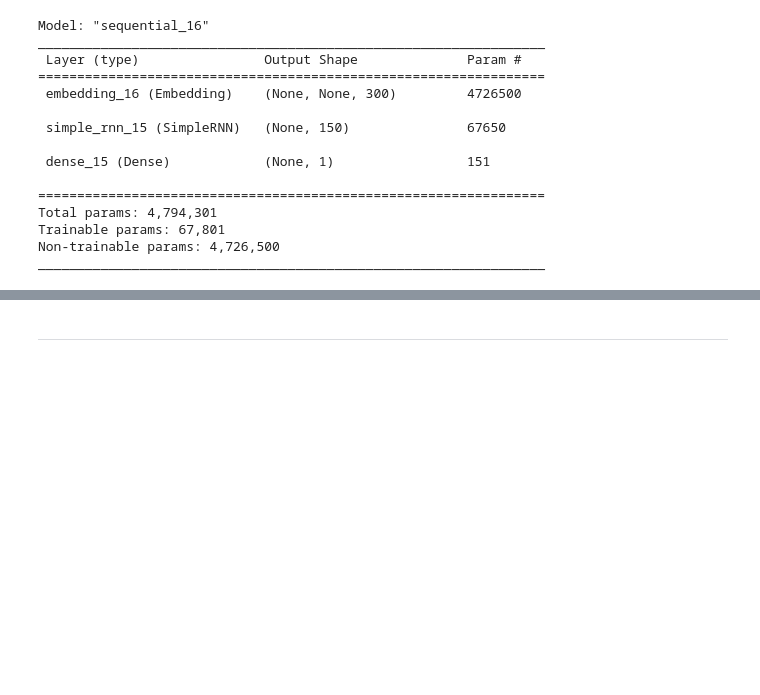
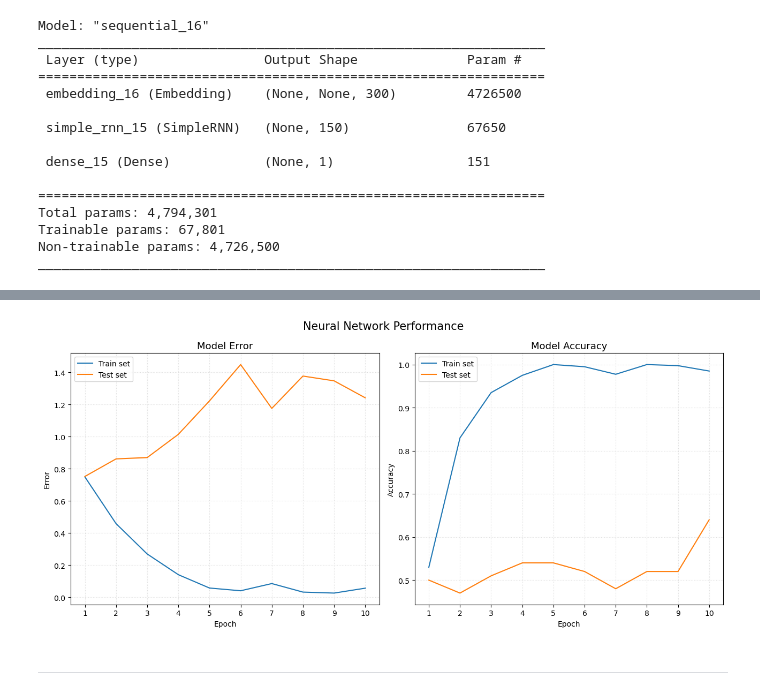
Before and after one commit to SebastianoDenegri/Targeted_Suicide_Intervention, a Jupyter notebook: Reddit_Users_Classification_part_3.ipynb, the cells around one changed output, grey strips where cells are left out. Saved outputs shown, nothing was run; the diff lists cells and outputs as text; code cells hidden in the pictures; blank space fills up the shorter version.

```diff
--- a/Reddit_Users_Classification_part_3.ipynb
+++ b/Reddit_Users_Classification_part_3.ipynb
@@ -381,3 +373,33 @@ plt.show()
+# %%
+fig = plt.figure(figsize=(13,6))
+loss = fig.add_subplot(1,2,1)
+accuracy = fig.add_subplot(1,2,2)
+
+accuracy.plot(hist.history['accuracy'])
+accuracy.plot(hist.history['val_accuracy'])
+accuracy.set_title('Model Accuracy', fontsize=13)
+accuracy.set_ylabel('Accuracy')
+accuracy.set_xlabel('Epoch')
+accuracy.set_xticks([0,1,2,3,4,5,6,7,8,9])
+accuracy.set_xticklabels(range(1,11))
+accuracy.legend(['Train set', 'Test set'], loc='best')
+accuracy.grid(True, axis='both', color='gainsboro', ls= ':', linewidth=0.8)
+
+loss.plot(hist.history['loss'])
+loss.plot(hist.history['val_loss'])
+loss.set_title('Model Error', fontsize=13)
+loss.set_ylabel('Error')
+loss.set_xlabel('Epoch')
+loss.set_xticks([0,1,2,3,4,5,6,7,8,9])
+loss.set_xticklabels(range(1,11))
+loss.legend(['Train set', 'Test set'], loc='best')
+loss.grid(True, axis='both', color='gainsboro', ls= ':', linewidth=0.8)
+
+plt.suptitle('Neural Network Performance', fontsize=15)
+plt.tight_layout()
+plt.show()
+# %% [output]
+[figure, added]
 # %% [markdown]
 ---
 # %% [markdown]
```
Also changed, not shown: parts of 4 cells of this notebook, 2 other files.
